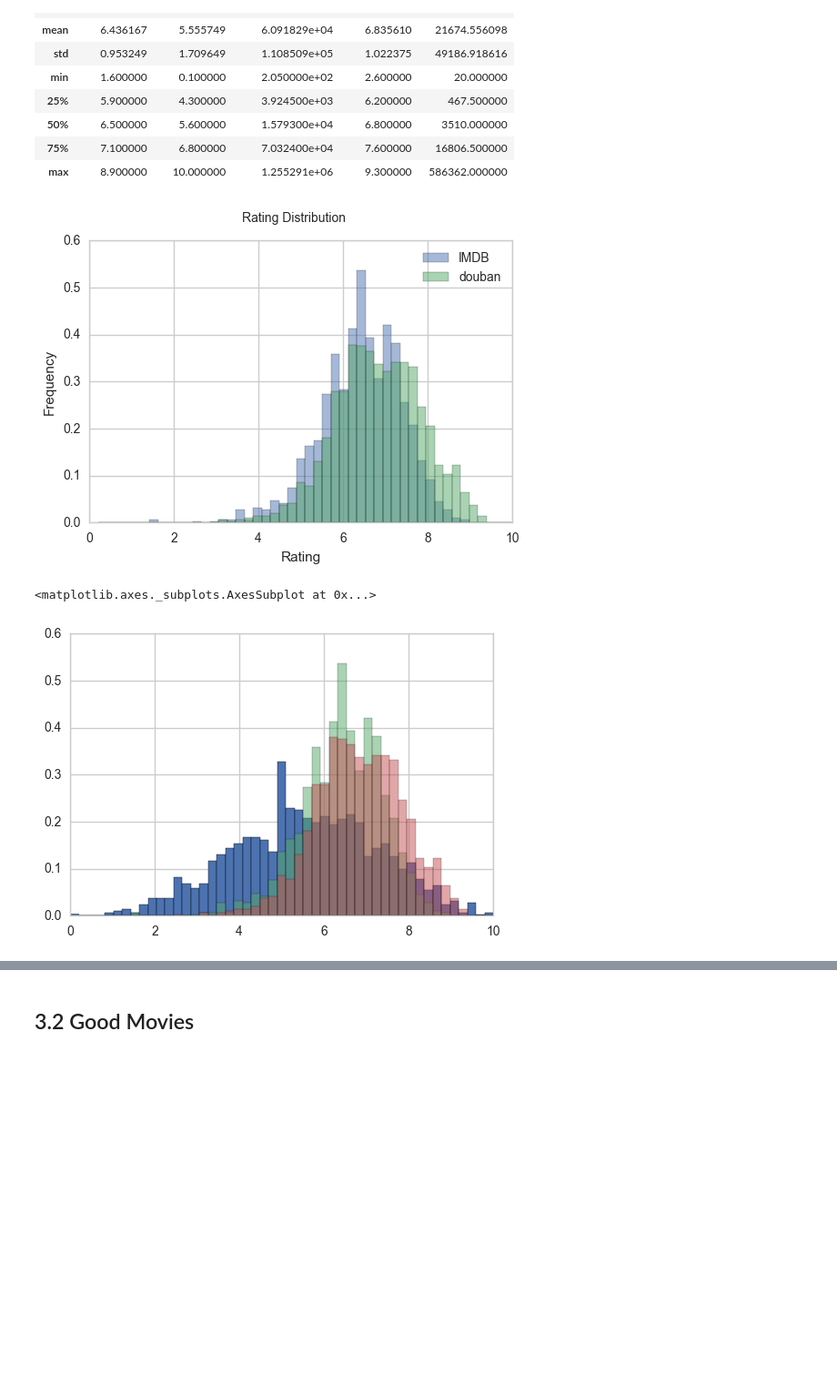
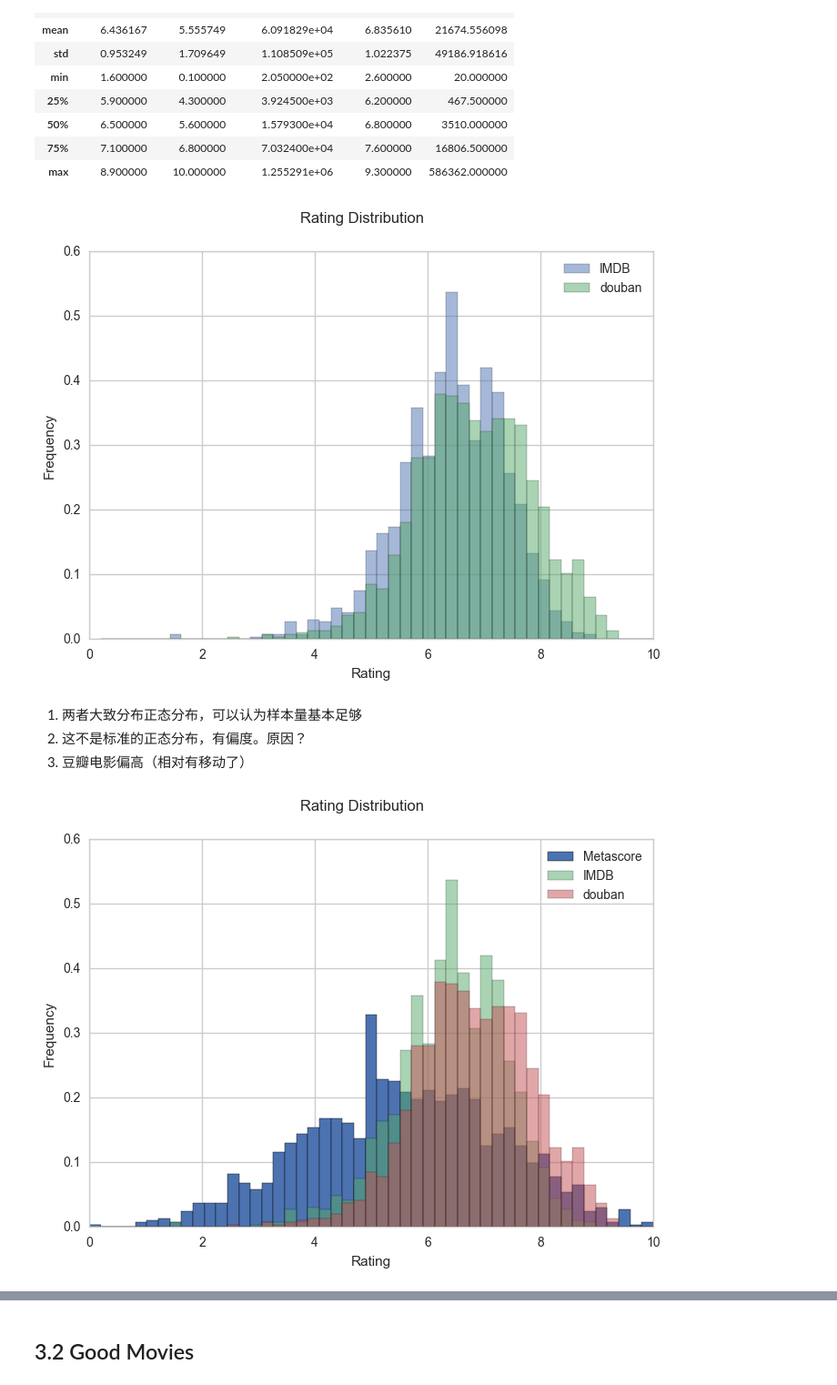
Before and after one commit to cqcn1991/movie-compare, a Jupyter notebook: movie_compare.ipynb, the cells around one changed output, grey strips where cells are left out. Shown at 91% size. Saved outputs shown, nothing was run; the diff lists cells and outputs as text; code cells hidden in the pictures; blank space fills up the shorter version.

```diff
--- a/movie_compare.ipynb
+++ b/movie_compare.ipynb
@@ -85,12 +83,14 @@ df = df[(df.imdb_rating != 'N/A') &(df.metascore != 'N/A')]
 df['imdb_ratings_count'] = df['omdb_info'].apply(lambda x: int(x['imdbVotes'].replace(',', '')))
 df['db_rating'] = df['douban_info'].apply(lambda x: x['rating']['average'])
 df['db_ratings_count'] = df['douban_info'].apply(lambda x: x['ratings_count'])
-df['image_url']=df['douban_info'].apply(lambda x: x['images']['medium'])
 df['imdb_rating'] = df['imdb_rating'].astype(float)
 df['imdb_ratings_count'] = df['imdb_ratings_count'].astype(float)
 df['name'] = df['name'].apply(lambda x: x.encode('ascii','ignore'))
 df['metascore'] = df['metascore'].astype(float)
 df['metascore'] = df['metascore']/10
+df['genre']=df['omdb_info'].apply(lambda x: x.get('Genre', 'none'))
+df['image_url']=df['omdb_info'].apply(lambda x: x.get('Poster', 'none'))
+df['douban_url']=df['douban_info'].apply(lambda x: x['alt'])
 
 df.drop('douban_info', 1, inplace=True)
 df.drop('omdb_info', 1, inplace=True)
@@ -221,11 +182,15 @@ df['imdb_rating'].hist(bins=bins, alpha=0.5, normed=True, label = 'IMDB')
 df['db_rating'].hist(bins=bins,alpha=0.5,  normed=True, label = 'douban')
 plt_configure(xlabel='Rating',ylabel='Frequency', title='Rating Distribution', legend=True)
 # %% [output]
-[figure, old version]
+[figure, new version]
+# %% [markdown]
+1. 两者大致分布正态分布，可以认为样本量基本足够
+2. 这不是标准的正态分布，有偏度。原因？
+3. 豆瓣电影偏高（相对有移动了）
 # %%
 df['metascore'].hist(bins=bins, normed=True, label = 'Metascore')
 df['imdb_rating'].hist(bins=bins, alpha=0.5, normed=True, label = 'IMDB')
 df['db_rating'].hist(bins=bins,alpha=0.5,  normed=True, label = 'douban')
+plt_configure(xlabel='Rating',ylabel='Frequency', title='Rating Distribution', legend=True)
 # %% [output]
-<matplotlib.axes._subplots.AxesSubplot at 0x...>
-[figure, old version]
+[figure, new version]
```
Also changed, not shown: parts of 85 cells of this notebook, 20 other files.
